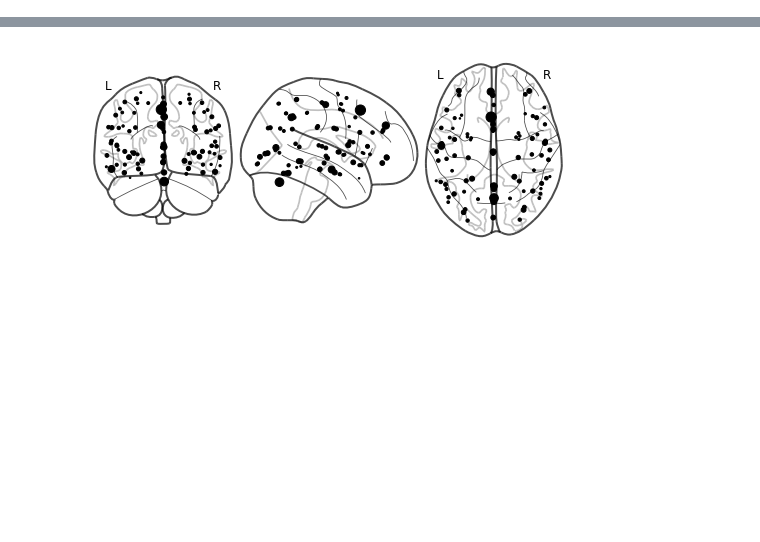
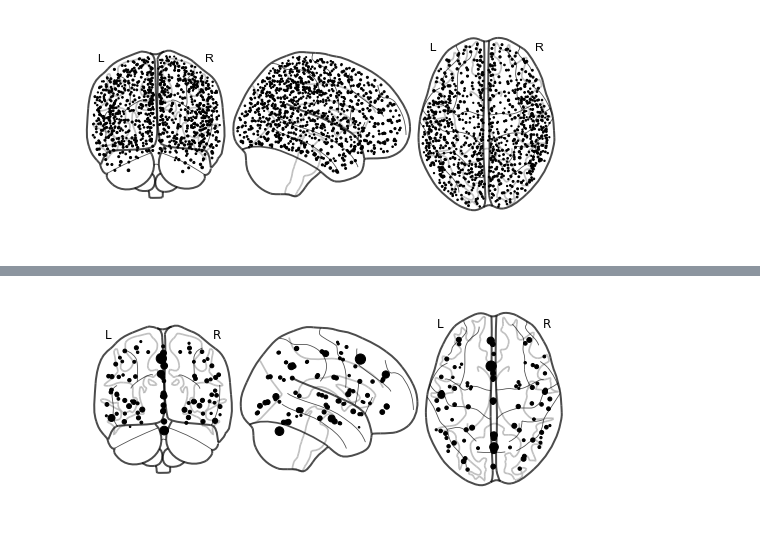
Before and after one commit to ContextLab/directed-forgetting-network-dynamics, a Jupyter notebook: code/network_analyses.ipynb, the cells around one changed output, grey strips where cells are left out. Saved outputs shown, nothing was run; the diff lists cells and outputs as text; code cells hidden in the pictures; blank space fills up the shorter version.

```diff
--- a/code/network_analyses.ipynb
+++ b/code/network_analyses.ipynb
@@ -26,6 +26,7 @@ import matlab
 datadir = os.path.join(os.getenv('HOME'), 'data', 'fMRI', 'dffr')
 nii_files = lsdir(os.path.join(datadir, '*.nii'))
 regressor_files = lsdir(os.path.join(datadir, 'regmats', '*.mat'))
-cluster_masks = os.path.join('clusters', 'k50_2mm_gm_split_cleaned.nii.gz')
+#cluster_masks = os.path.join('clusters', 'k50_2mm_gm_split_cleaned.nii.gz')
+cluster_masks = os.path.join('clusters', 'Schaefer2018_1000Parcels_17Networks_order_FSLMNI152_2mm.nii.gz')
 # %%
 def apply_mask(data, mask):
@@ -42,17 +53,30 @@ def apply_mask(data, mask):
         Y[:, k] = np.mean(data[roi_inds[0], roi_inds[1], roi_inds[2], :], axis=0)
     return Y
 # %%
-def plot_cluster_centers(mask, node_color='k', node_size=10, **kwargs):
-    mask_bo = se.Brain(mask)
+def get_cluster_centers(mask, node_color='k', node_size=10, plot_it=True, **kwargs):
+    mask_bo = se.Brain(mask, filter=None)
     data = mask_bo.data
     locs = mask_bo.locs
 
-    centers = np.zeros([data.shape[0], locs.shape[1]])
-    widths = np.zeros([data.shape[0], 1])
+    separated = (data.shape[0] > 1)
+    if separated:
+        K = data.shape[0]
+    else:
+        labels = np.unique(data)
+        K = len(labels)
 
-    for k in np.arange(data.shape[0]):
-        centers[k, :] = locs.iloc[np.where(data.iloc[k, :] == 1)[0], :].mean(axis=0)
-        widths[k] = np.sqrt(((locs.iloc[np.where(data.iloc[k, :] == 1)[0], :] - centers[k, :]) ** 2).sum(axis=1)).mean(axis=0)
+    centers = np.zeros([K, locs.shape[1]])
+    widths = np.zeros([K, 1])
 
-    nl.plotting.plot_connectome(np.eye(centers.shape[0]), centers, node_color=node_color, node_size=(widths ** 2) / 10, **kwargs)
+    for k in np.arange(K):
+        if separated:
+            inds = np.where(data.iloc[k, :] == 1)[0]
+        else:
+            inds = np.where(data.iloc[0, :] == labels[k])[0]
+        centers[k, :] = locs.iloc[inds, :].mean(axis=0)
+        widths[k] = np.sqrt(((locs.iloc[inds, :] - centers[k, :]) ** 2).sum(axis=1)).mean(axis=0)
+
+    if plot_it:
+        nl.plotting.plot_connectome(np.eye(centers.shape[0]), centers, node_color=node_color, node_size=(widths ** 2) / 10, **kwargs)
+
     return centers, widths
@@ -58,0 +103,6 @@ def plot_cluster_centers(mask, node_color='k', node_size=10, **kwargs):
+# %%
+mask = nib.load(cluster_masks)
+# %%
+centers, widths = get_cluster_centers(mask)
+# %% [output]
+[figure, added]
```
Also changed, not shown: parts of 22 cells of this notebook, 2 other files.
